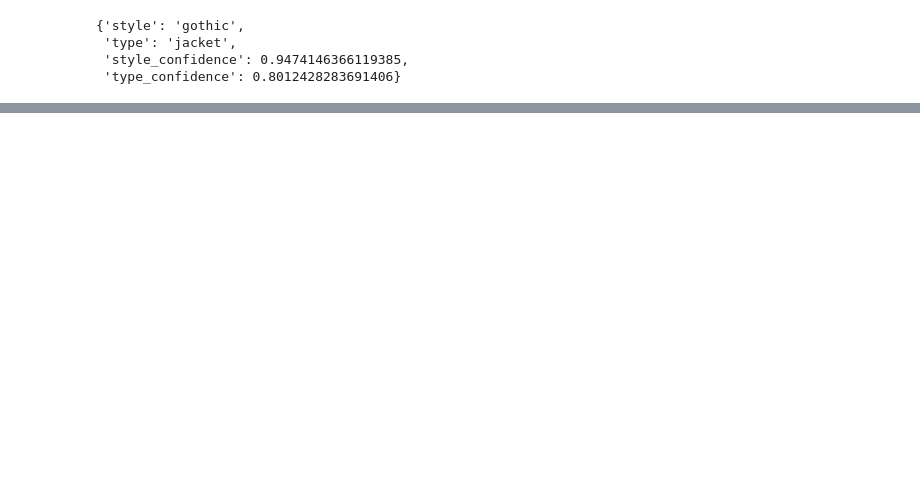
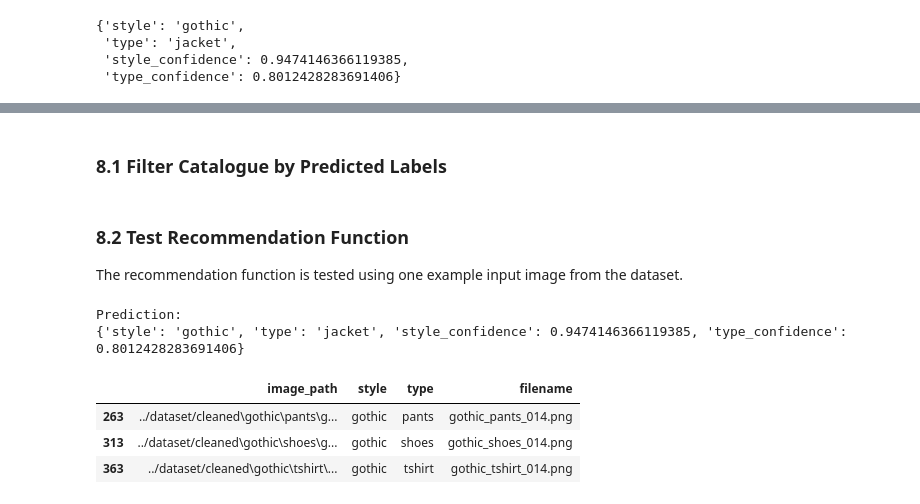
Before and after one commit to DimitarMalamski/outfit-recommendation-project, a Jupyter notebook: notebooks/03_fashion_recommendation_prototype.ipynb, the cells around one changed output, grey strips where cells are left out. Cells and saved outputs as stored; diff of their text form; code cells hidden in the pictures; blank space fills up the shorter version.

```diff
--- a/notebooks/03_fashion_recommendation_prototype.ipynb
+++ b/notebooks/03_fashion_recommendation_prototype.ipynb
@@ -207,0 +275,54 @@ prediction
+# %% [markdown]
+### 8.1 Filter Catalogue by Predicted Labels
+# %%
+def recommend_outfit_items(image_path, catalogue_df):
+    prediction = predict_style_and_type(image_path)
+
+    predicted_style = prediction["style"]
+    predicted_type = prediction["type"]
+
+    candidates = catalogue_df[
+        (catalogue_df["style"] == predicted_style) &
+        (catalogue_df["type"] != predicted_type)
+    ].copy()
+
+    recommended_rows = []
+
+    for item_type in sorted(candidates["type"].unique()):
+        type_candidates = candidates[candidates["type"] == item_type]
+
+        if len(type_candidates) > 0:
+            selected_item = type_candidates.sample(n=1, random_state=42)
+            recommended_rows.append(selected_item)
+
+    if len(recommended_rows) == 0:
+        recommendations = pd.DataFrame(columns=catalogue_df.columns)
+    else:
+        recommendations = pd.concat(recommended_rows)
+
+    return prediction, recommendations
+# %% [markdown]
+### 8.2 Test Recommendation Function
+
+The recommendation function is tested using one example input image from the dataset.
+# %%
+test_image_path = "../dataset/cleaned/gothic/jacket/gothic_jacket_025.png"
+
+prediction, recommendations = recommend_outfit_items(
+    test_image_path,
+    catalogue_df
+)
+
+print("Prediction:")
+print(prediction)
+
+recommendations
+
+recommendations
+# %% [output]
+Prediction:
+{'style': 'gothic', 'type': 'jacket', 'style_confidence': 0.9474146366119385, 'type_confidence': 0.8012428283691406}
+|  | image_path | style | type | filename |
+| 263 | ../dataset/cleaned\gothic\pants\g... | gothic | pants | gothic_pants_014.png |
+| 313 | ../dataset/cleaned\gothic\shoes\g... | gothic | shoes | gothic_shoes_014.png |
+| 363 | ../dataset/cleaned\gothic\tshirt\... | gothic | tshirt | gothic_tshirt_014.png |
```
Also changed, not shown: parts of 14 cells of this notebook.
